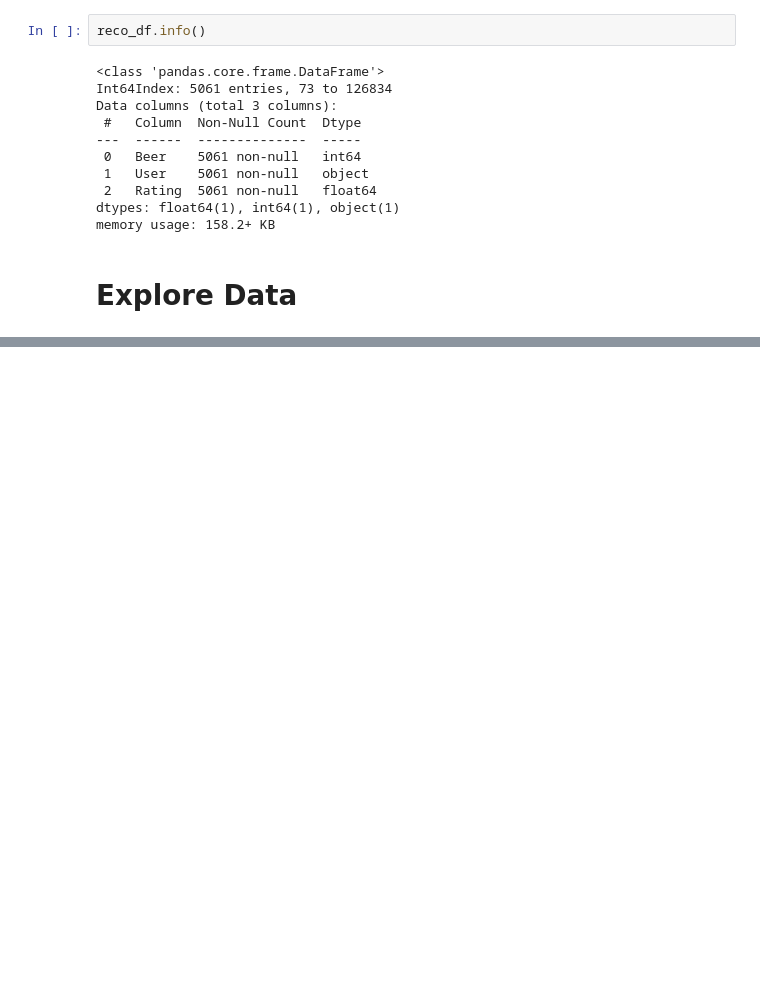
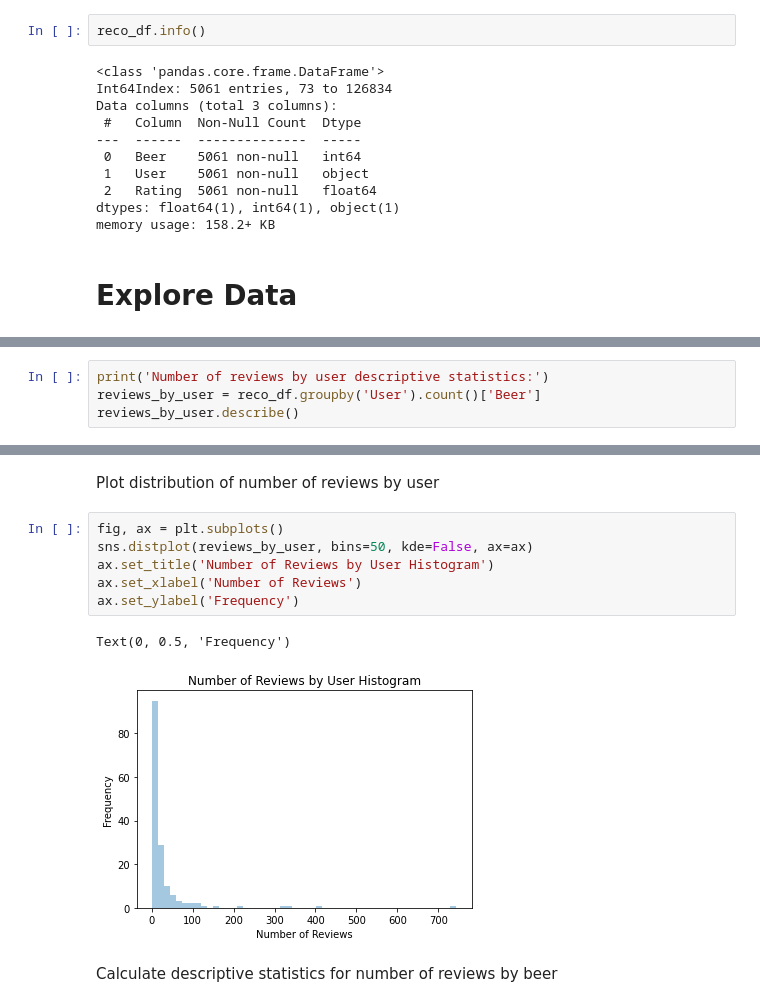
Before and after one commit to blantj/beer_tasting_recommender_system, a Jupyter notebook: Modeling.ipynb, the cells around one changed output, grey strips where cells are left out. Saved outputs shown, nothing was run; the diff lists cells and outputs as text; blank space fills up the shorter version.

```diff
--- a/Modeling.ipynb
+++ b/Modeling.ipynb
@@ -165,0 +216,4 @@ memory usage: 158.2+ KB
+# %%
+print('Number of reviews by user descriptive statistics:')
+reviews_by_user = reco_df.groupby('User').count()['Beer']
+reviews_by_user.describe()
@@ -165,0 +231,13 @@ memory usage: 158.2+ KB
+# %% [markdown]
+Plot distribution of number of reviews by user
+# %%
+fig, ax = plt.subplots()
+sns.distplot(reviews_by_user, bins=50, kde=False, ax=ax)
+ax.set_title('Number of Reviews by User Histogram')
+ax.set_xlabel('Number of Reviews')
+ax.set_ylabel('Frequency')
+# %% [output]
+Text(0, 0.5, 'Frequency')
+[figure, added]
+# %% [markdown]
+Calculate descriptive statistics for number of reviews by beer
```
Also changed, not shown: parts of 17 cells of this notebook, 1 other file.
